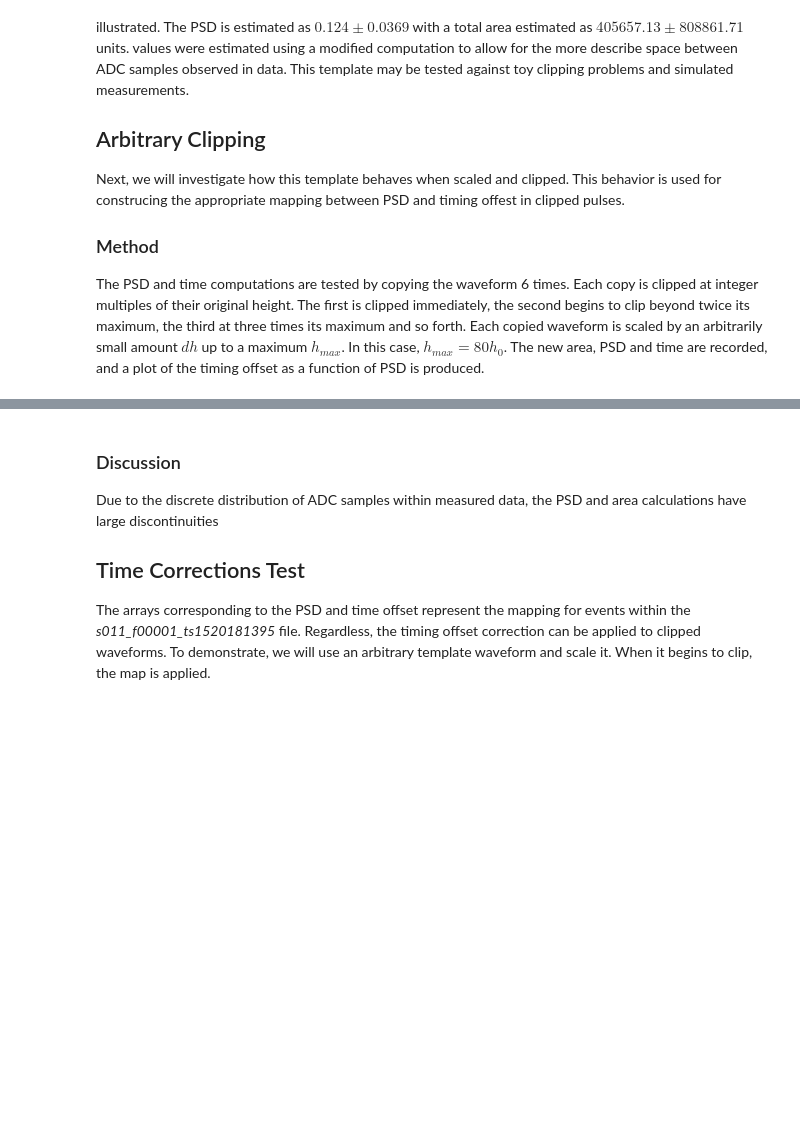
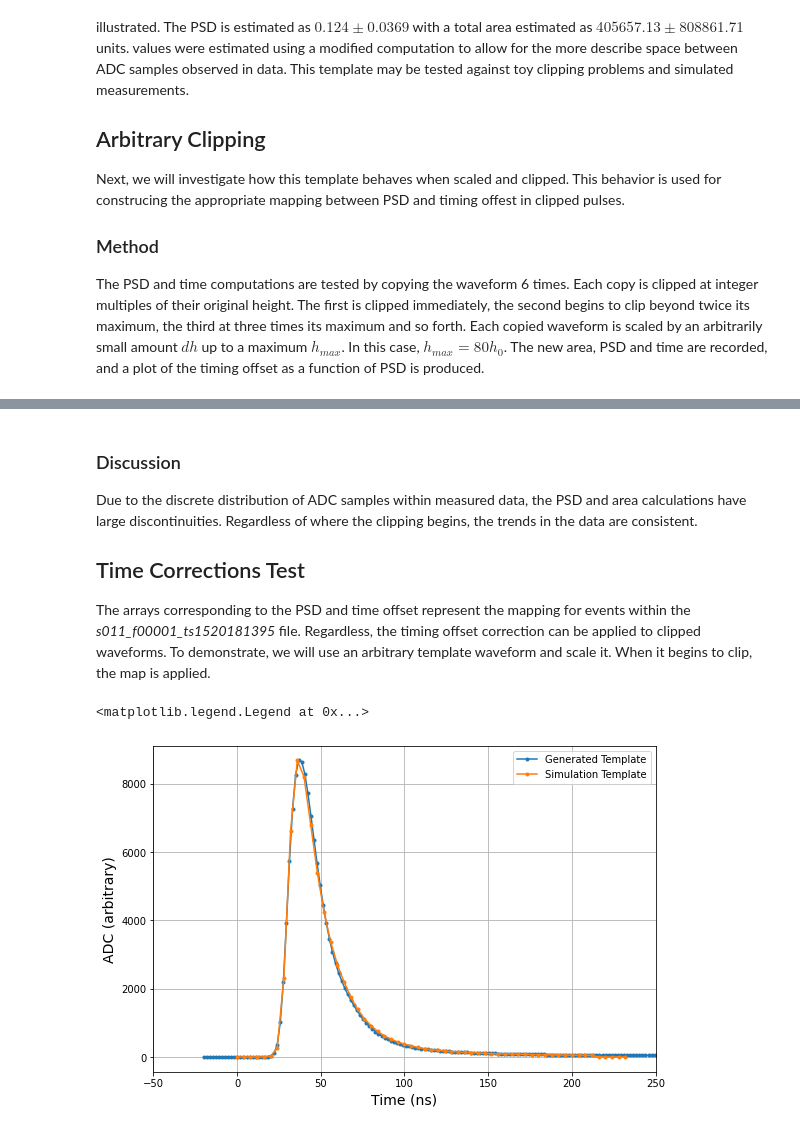
Before and after one commit to awoolverton/PROSPECT-Waveform-Clipping, a Jupyter notebook: Pulse_Clipping_Notebook_3.ipynb, the cells around one changed output, grey strips where cells are left out. Saved outputs shown, nothing was run; the diff lists cells and outputs as text; code cells hidden in the pictures; blank space fills up the shorter version.

```diff
--- a/Pulse_Clipping_Notebook_3.ipynb
+++ b/Pulse_Clipping_Notebook_3.ipynb
@@ -132,6 +141,30 @@ plt.tight_layout()
 # %% [markdown]
 ### Discussion ###
-Due to the discrete distribution of ADC samples within measured data, the PSD and area calculations have large discontinuities
+Due to the discrete distribution of ADC samples within measured data, the PSD and area calculations have large discontinuities. Regardless of where the clipping begins, the trends in the data are consistent.
 
 ## Time Corrections Test ##
 The arrays corresponding to the PSD and time offset represent the mapping for events within the *s011_f00001_ts1520181395* file. Regardless, the timing offset correction can be applied to clipped waveforms. To demonstrate, we will use an arbitrary template waveform and scale it. When it begins to clip, the map is applied.
+# %%
+templatefile = ROOT.TFile.Open('Templates/sim/AD_Templates.root',"READ")
+graph_early = templatefile.Get("gPSD_Template_3_0")
+temp_x, temp_y = get_xy_from_TGraph(graph_early)
+
+xscale = 1
+yscale = np.amax(temp_y)/np.amax(wow)
+
+# scale the data template
+xparam = np.arange(len(wow))*4
+xparam = np.arange(len(wow))*4
+yparam = wow*yscale
+
+xshift = 30
+sim_template_waveform = plt.plot(temp_x + xshift, temp_y, marker='.', label ="Generated Template") # simulation template
+data_template_waveform = plt.plot(xparam, yparam, marker='.', label = "Simulation Template")       # data template
+plt.xlim(-50, 250)
+plt.grid()
+
+plt.xlabel('Time (ns)',fontsize=14); plt.ylabel('ADC (arbitrary)',fontsize=14)
+plt.legend()
+# %% [output]
+<matplotlib.legend.Legend at 0x...>
+[figure, added]
```
Also changed, not shown: parts of 6 cells of this notebook.
